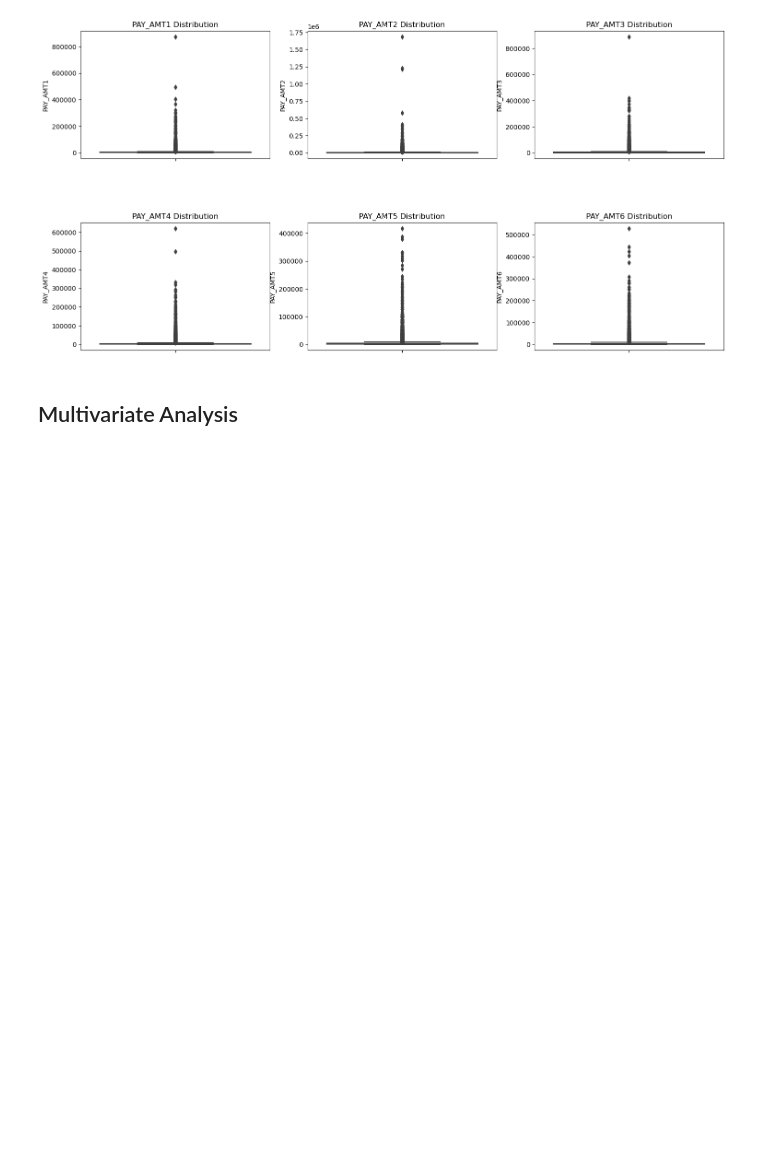
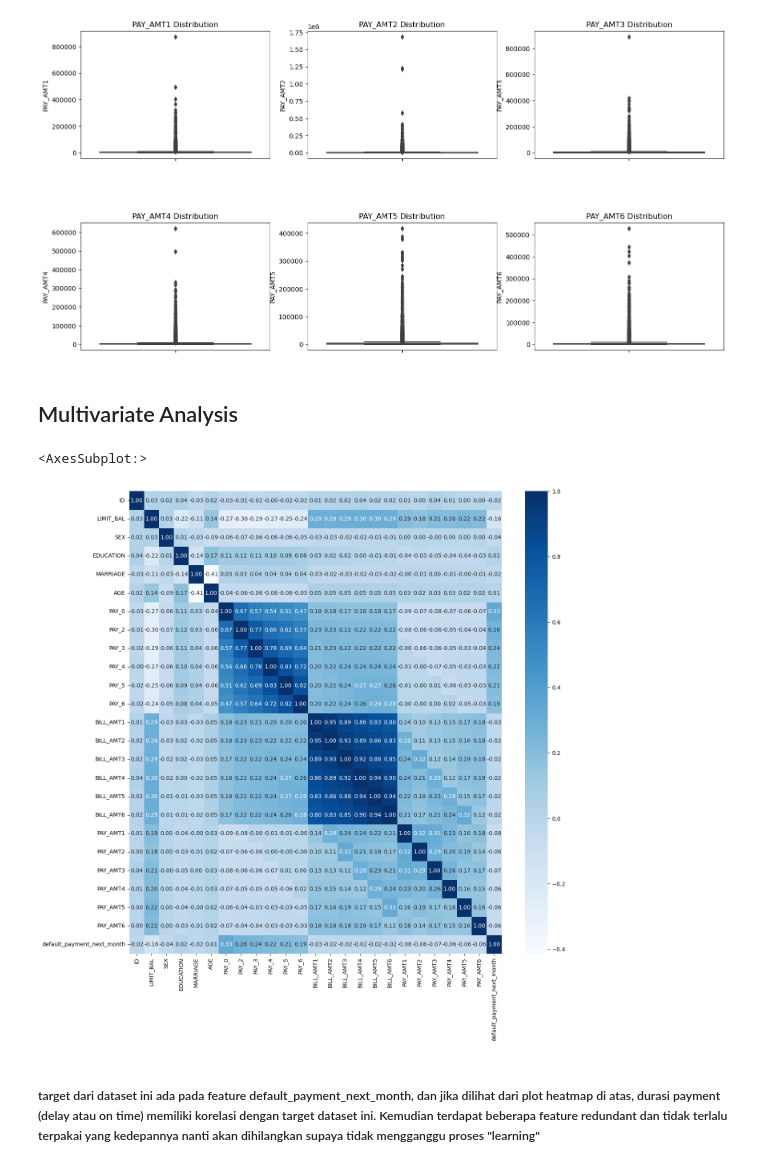
Before and after one commit to iqbalmudzakky/final_project, a Jupyter notebook: Stage_1_Data_Magician.ipynb, the cells around one changed output. Drawn from its saved outputs; the diff is of its cells as text; code cells hidden in the pictures; blank space fills up the shorter version.

Commit message:
add heatmap untuk mencari korelasi feature

```diff
--- a/Stage_1_Data_Magician.ipynb
+++ b/Stage_1_Data_Magician.ipynb
@@ -294,3 +294,14 @@ pay_boxplot.subplots_adjust(hspace=0.5)
 [figure]
 # %% [markdown]
 ##  Multivariate Analysis
+# %%
+dftrain = pd.read_csv('train_20D8GL3.csv')
+
+# mencari korelasi antar feature
+plt.figure(figsize=(15,15))
+sns.heatmap(dftrain.corr(),cmap='Blues',annot=True,fmt='.2f')
+# %% [output]
+<AxesSubplot:>
+[figure, added]
+# %% [markdown]
+##### target dari dataset ini ada pada feature default_payment_next_month, dan jika dilihat dari plot heatmap di atas, durasi payment (delay atau on time) memiliki korelasi dengan target dataset ini. Kemudian terdapat beberapa feature redundant dan tidak terlalu terpakai yang kedepannya nanti akan dihilangkan supaya tidak mengganggu proses "learning"
```
